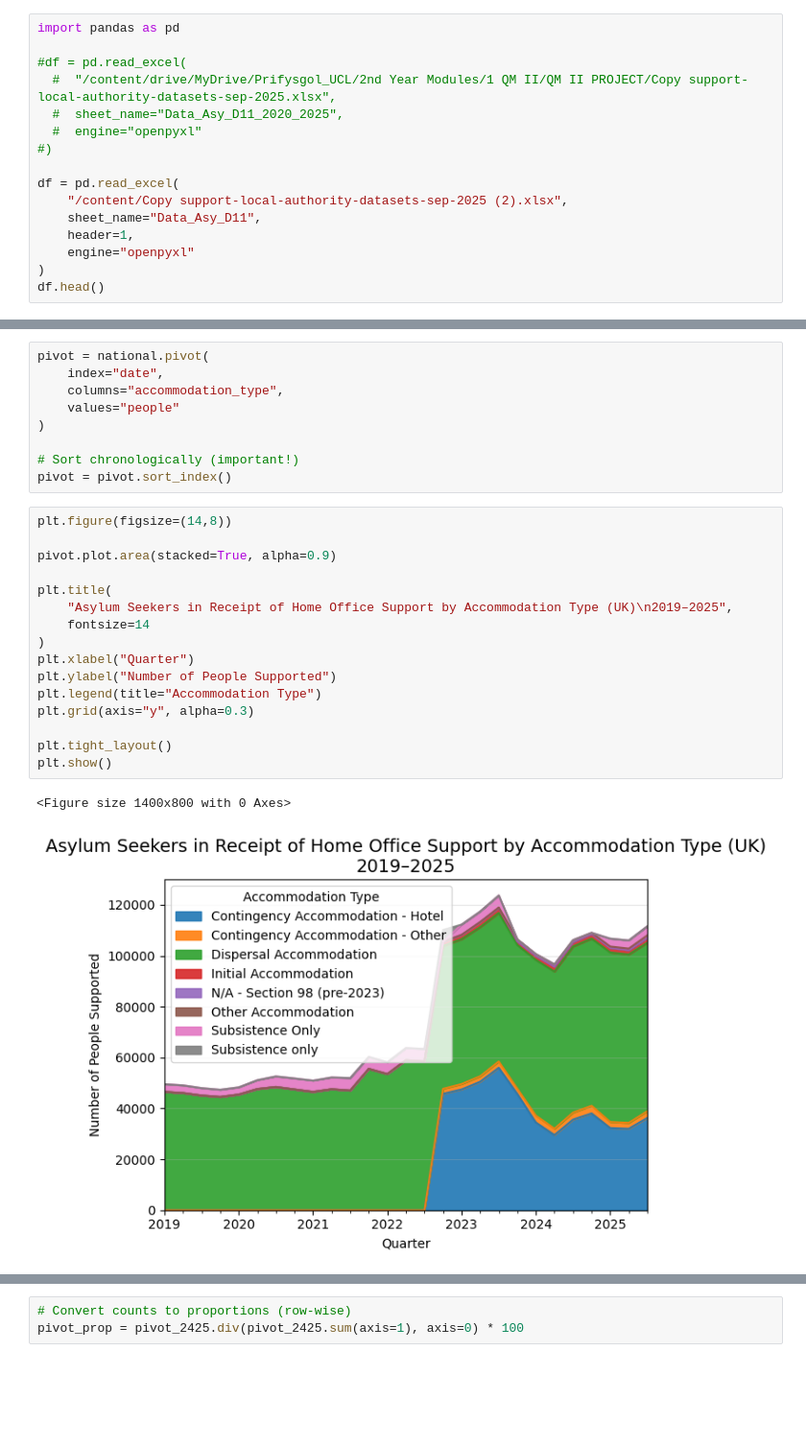
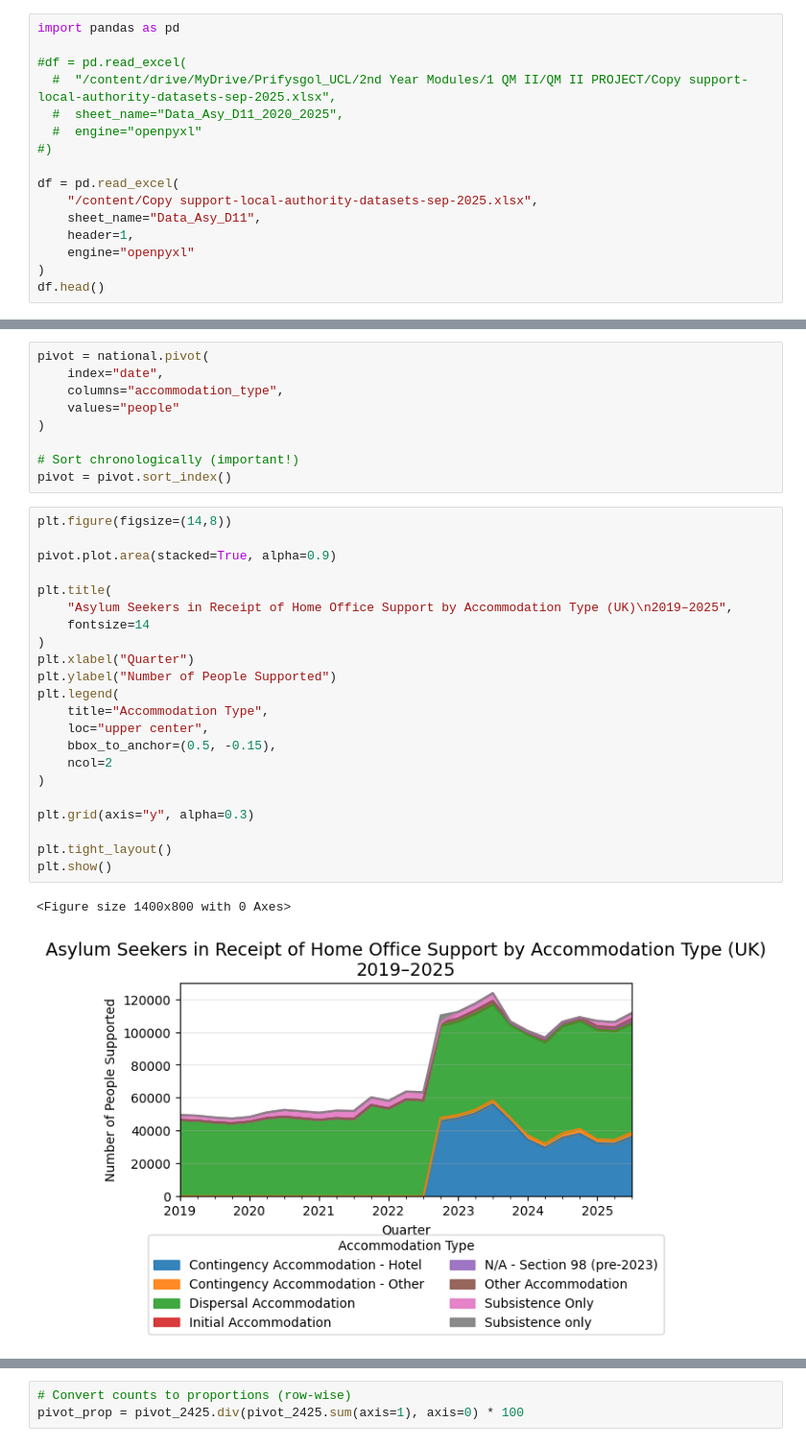
Before and after one commit to awenroberts/QM2-Project, a Jupyter notebook: asylum_seekers_receiving_support_data.ipynb, the cells around one changed output, grey strips where cells are left out. Shown at 96% size. Drawn from its saved outputs; the diff is of its cells as text; blank space fills up the shorter version.

```diff
--- a/asylum_seekers_receiving_support_data.ipynb
+++ b/asylum_seekers_receiving_support_data.ipynb
@@ -24,7 +22,7 @@ import pandas as pd
 #)
 
 df = pd.read_excel(
-    "/content/Copy support-local-authority-datasets-sep-2025 (2).xlsx",
+    "/content/Copy support-local-authority-datasets-sep-2025.xlsx",
     sheet_name="Data_Asy_D11",
     header=1,
     engine="openpyxl"
@@ -251,22 +249,28 @@ pivot = pivot.sort_index()
 # %%
 plt.figure(figsize=(14,8))
 
 pivot.plot.area(stacked=True, alpha=0.9)
 
 plt.title(
     "Asylum Seekers in Receipt of Home Office Support by Accommodation Type (UK)\n2019–2025",
     fontsize=14
 )
 plt.xlabel("Quarter")
 plt.ylabel("Number of People Supported")
-plt.legend(title="Accommodation Type")
+plt.legend(
+    title="Accommodation Type",
+    loc="upper center",
+    bbox_to_anchor=(0.5, -0.15),
+    ncol=2
+)
+
 plt.grid(axis="y", alpha=0.3)
 
 plt.tight_layout()
 plt.show()
 # %% [output]
 <Figure size 1400x800 with 0 Axes>
-[figure, old version]
+[figure, new version]
 # %%
 # Filter to 2024–2025 only
 pivot_2425 = pivot.loc["2024-01-01":"2025-12-31"]
```
Also changed, not shown: parts of 5 cells of this notebook.
